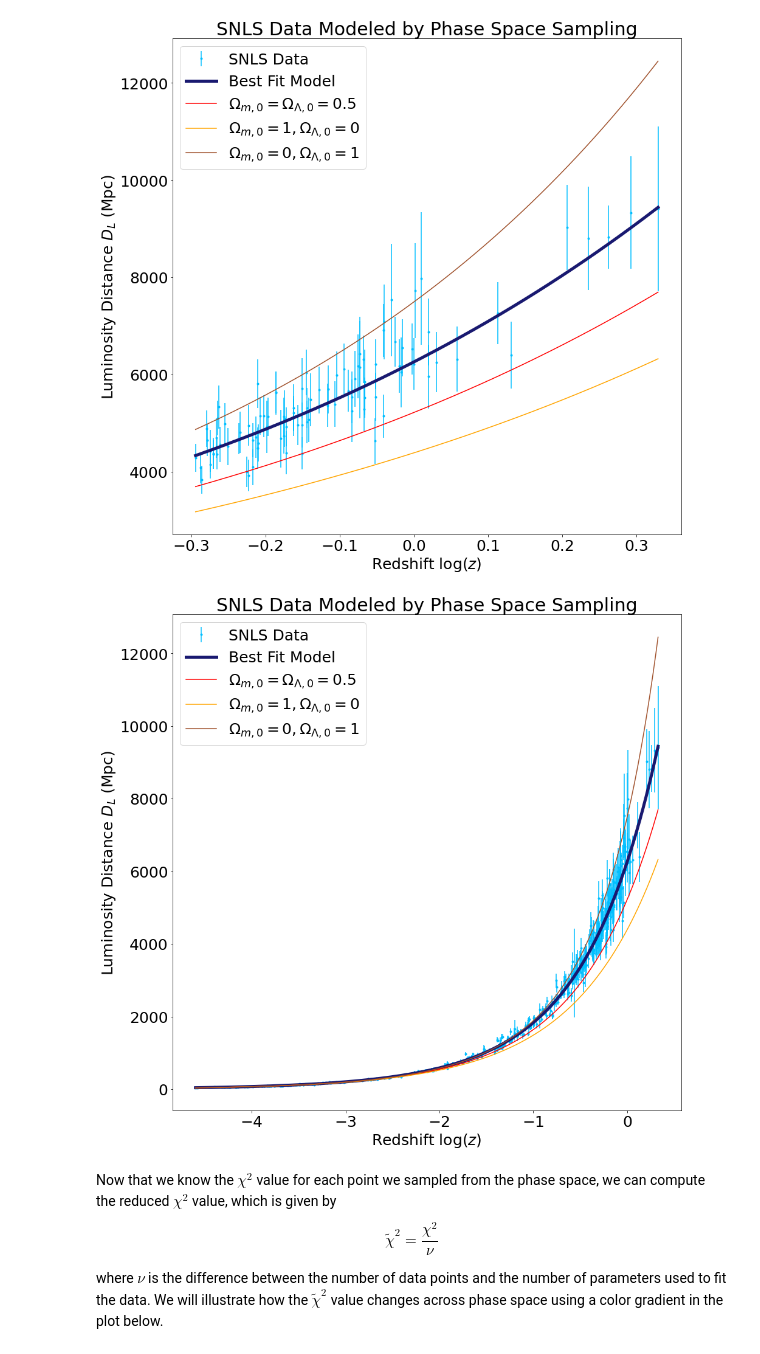
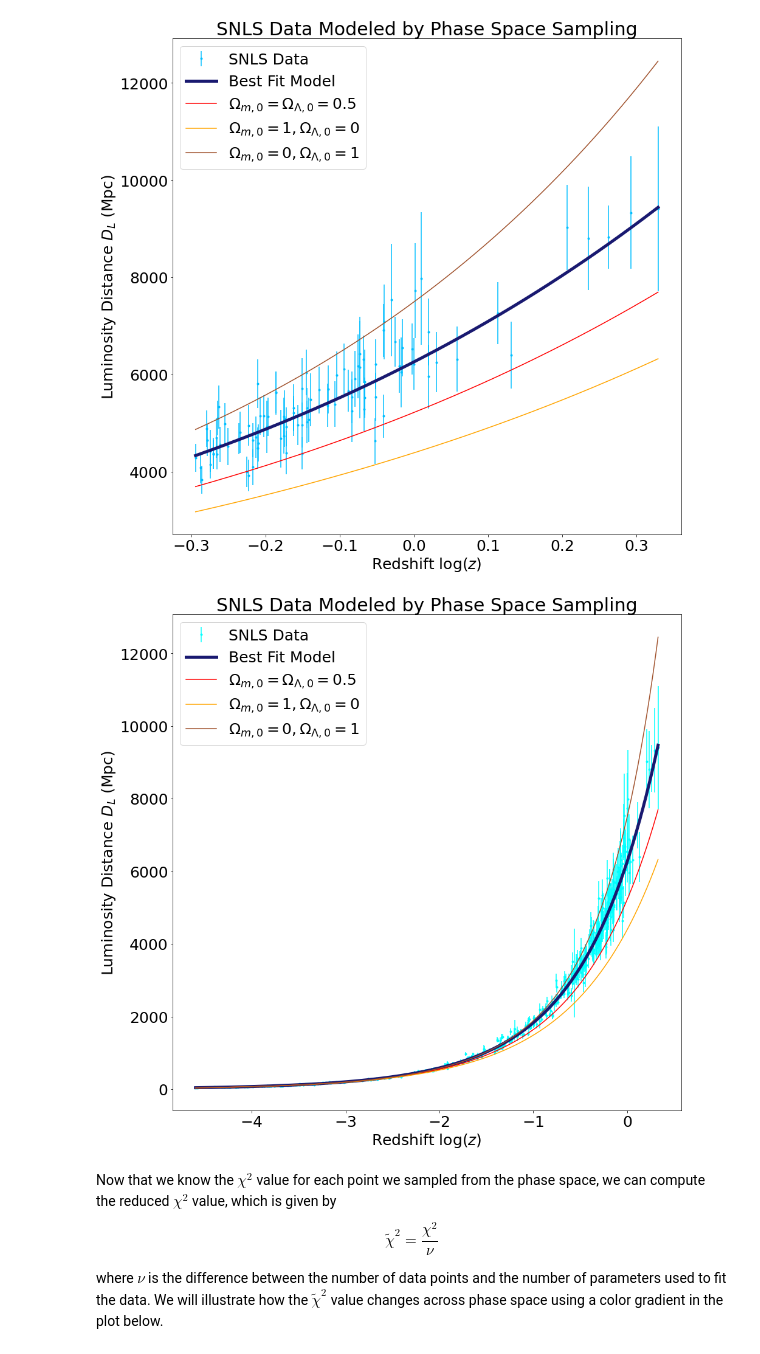
Before and after one commit to bpeck114/c161_project, a Jupyter notebook: dex/SNLS_eli.ipynb, the cells around one changed output. Saved outputs shown, nothing was run; the diff lists cells and outputs as text; code cells hidden in the pictures.

Commit message:
i changed the plots again

```diff
--- a/dex/SNLS_eli.ipynb
+++ b/dex/SNLS_eli.ipynb
@@ -268,19 +268,19 @@ plt.savefig("snls_phase.png", bbox_inches='tight', transparent=True)
 # %%
 zz = np.linspace(np.min(redshift),np.max(redshift),1000)
 plt.figure(figsize = (15,15))
 
-plt.errorbar(np.log(redshift),lum_dist,yerr=lum_dist_err,fmt='.',color='deepskyblue',label="Union Data")
+plt.errorbar(np.log(redshift),lum_dist,yerr=lum_dist_err,fmt='.',color='cyan',label="Union Data")
 plt.errorbar(np.log(zz),D_L_helper(zz, omega_m_best, omega_lambda_best, H_0_best), linewidth=5,color='midnightblue')
 plt.errorbar(np.log(zz),D_L_helper(zz, 0.5, 0.5, H_0), linewidth=1.5,color='red')
 plt.errorbar(np.log(zz),D_L_helper(zz, 1, 0, H_0), linewidth=1.5,color='orange')
 plt.errorbar(np.log(zz),D_L_helper(zz, 0, 1, H_0), linewidth=1.5,color='sienna')
 plt.xlabel("Redshift $\log(z)$")
 plt.ylabel("Luminosity Distance $D_L$ (Mpc)")
 plt.legend(("SNLS Data","Best Fit Model","$\Omega_{m,0} = \Omega_{\Lambda,0} = 0.5$", "$\Omega_{m,0}=1,\Omega_{\Lambda,0}=0$", "$\Omega_{m,0}=0,\Omega_{\Lambda,0}=1$"),loc='upper left')
 plt.title("SNLS Data Modeled by Phase Space Sampling");
 plt.savefig("snls_phase.png", bbox_inches='tight', transparent=True)
 # %% [output]
-[figure, old version]
+[figure, new version]
 # %% [markdown]
 Now that we know the $\chi^2$ value for each point we sampled from the phase space, we can compute the reduced $\chi^2$ value, which is given by
 $$\tilde{\chi}^2 = \frac{\chi^2}{\nu}$$
```
Also changed, not shown: 2 other files.
